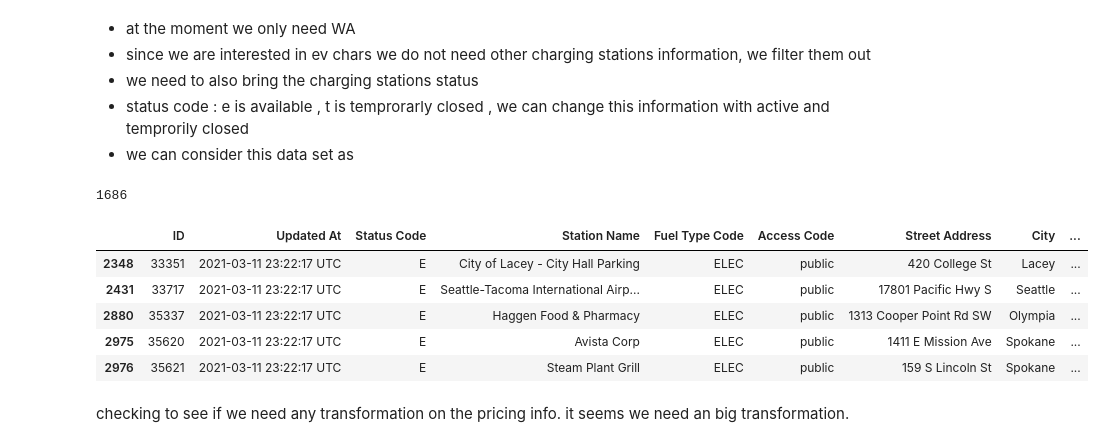
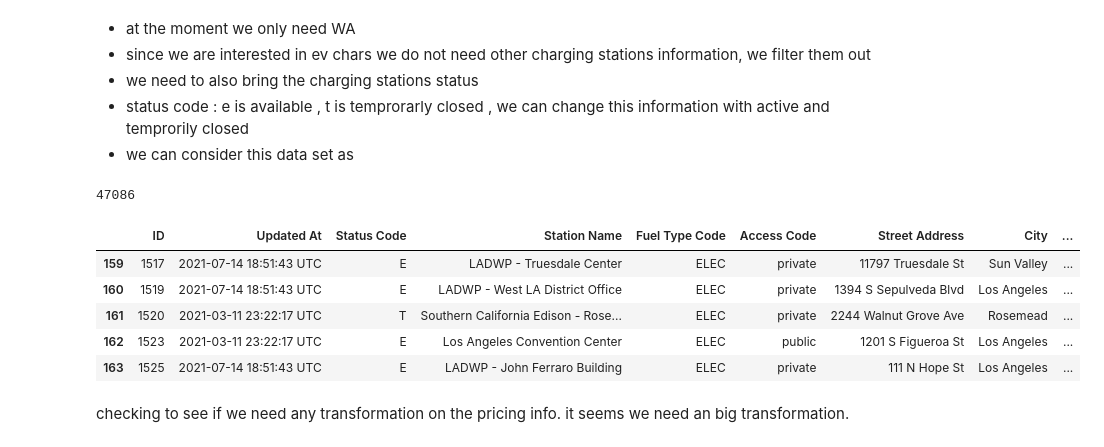
Before and after one commit to hicranA/partsUnlimitedDW, a Jupyter notebook: etl_ev_car_population.ipynb, the cells around one changed output. Saved outputs shown, nothing was run; the diff lists cells and outputs as text; code cells hidden in the pictures.

```diff
--- a/etl_ev_car_population.ipynb
+++ b/etl_ev_car_population.ipynb
@@ -253,16 +228,16 @@ ev_station_v3 = ev_station_v2.loc[ev_station_v1["State"]=='WA']
 # %%
-len(ev_station_v3)
+len(ev_station_v2)
 # %% [output]
-1686
+47086
 # %%
-ev_station_v3.head()
+ev_station_v2.head()
 # %% [output]
 |  | ID | Updated At | Status Code | Station Name | Fuel Type Code | Access Code | Street Address | City | ... |
-| 2348 | 33351 | 2021-03-11 23:22:17 UTC | E | City of Lacey - City Hall Parking | ELEC | public | 420 College St | Lacey | ... |
-| 2431 | 33717 | 2021-03-11 23:22:17 UTC | E | Seattle-Tacoma International Airp... | ELEC | public | 17801 Pacific Hwy S | Seattle | ... |
-| 2880 | 35337 | 2021-03-11 23:22:17 UTC | E | Haggen Food & Pharmacy | ELEC | public | 1313 Cooper Point Rd SW | Olympia | ... |
-| 2975 | 35620 | 2021-03-11 23:22:17 UTC | E | Avista Corp | ELEC | public | 1411 E Mission Ave | Spokane | ... |
-| 2976 | 35621 | 2021-03-11 23:22:17 UTC | E | Steam Plant Grill | ELEC | public | 159 S Lincoln St | Spokane | ... |
+| 159 | 1517 | 2021-07-14 18:51:43 UTC | E | LADWP - Truesdale Center | ELEC | private | 11797 Truesdale St | Sun Valley | ... |
+| 160 | 1519 | 2021-07-14 18:51:43 UTC | E | LADWP - West LA District Office | ELEC | private | 1394 S Sepulveda Blvd | Los Angeles | ... |
+| 161 | 1520 | 2021-03-11 23:22:17 UTC | T | Southern California Edison - Rose... | ELEC | private | 2244 Walnut Grove Ave | Rosemead | ... |
+| 162 | 1523 | 2021-03-11 23:22:17 UTC | E | Los Angeles Convention Center | ELEC | public | 1201 S Figueroa St | Los Angeles | ... |
+| 163 | 1525 | 2021-07-14 18:51:43 UTC | E | LADWP - John Ferraro Building | ELEC | private | 111 N Hope St | Los Angeles | ... |
 # %% [markdown]
 checking to see if we need any transformation on the pricing info. it seems we need an big transformation.
 # %%
```
Also changed, not shown: parts of 46 cells of this notebook, 1 other file.
